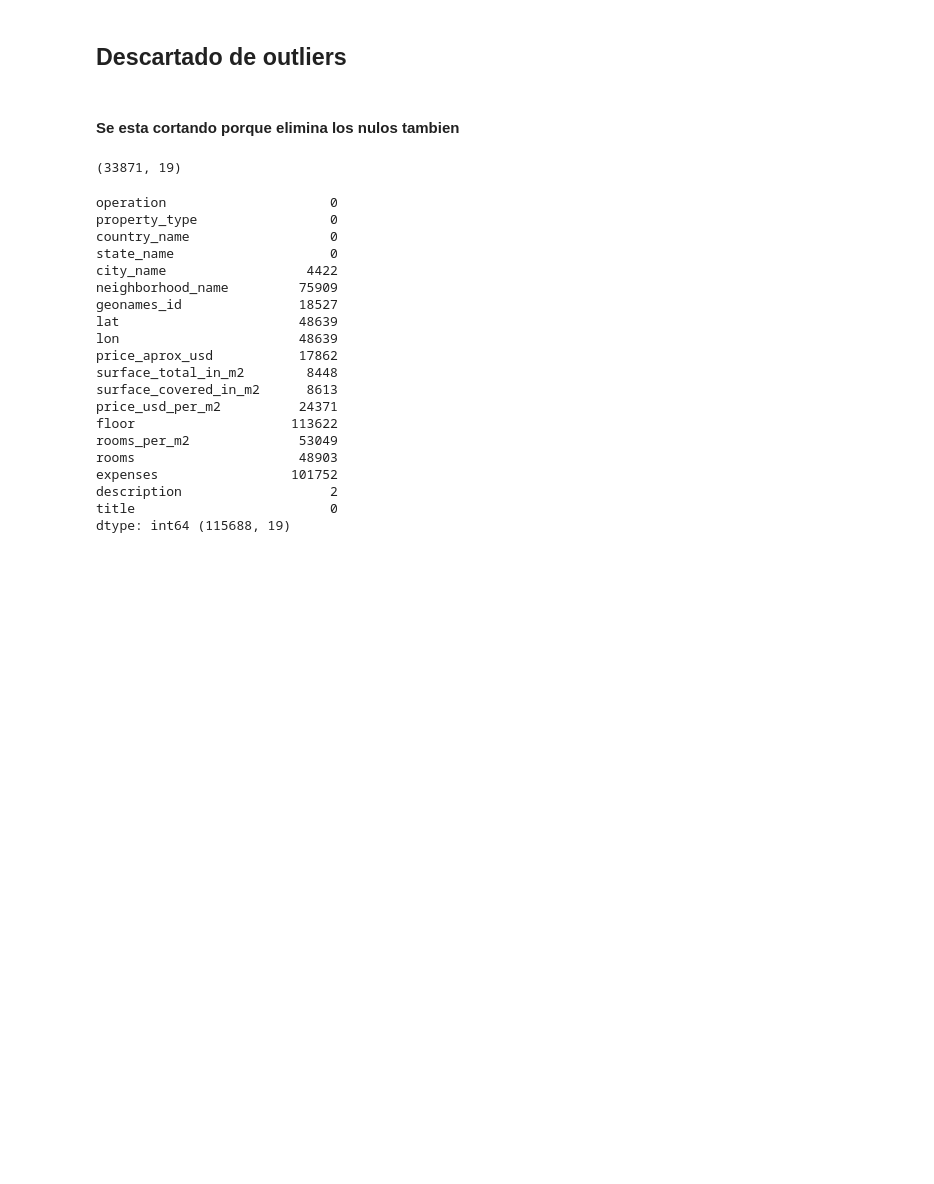
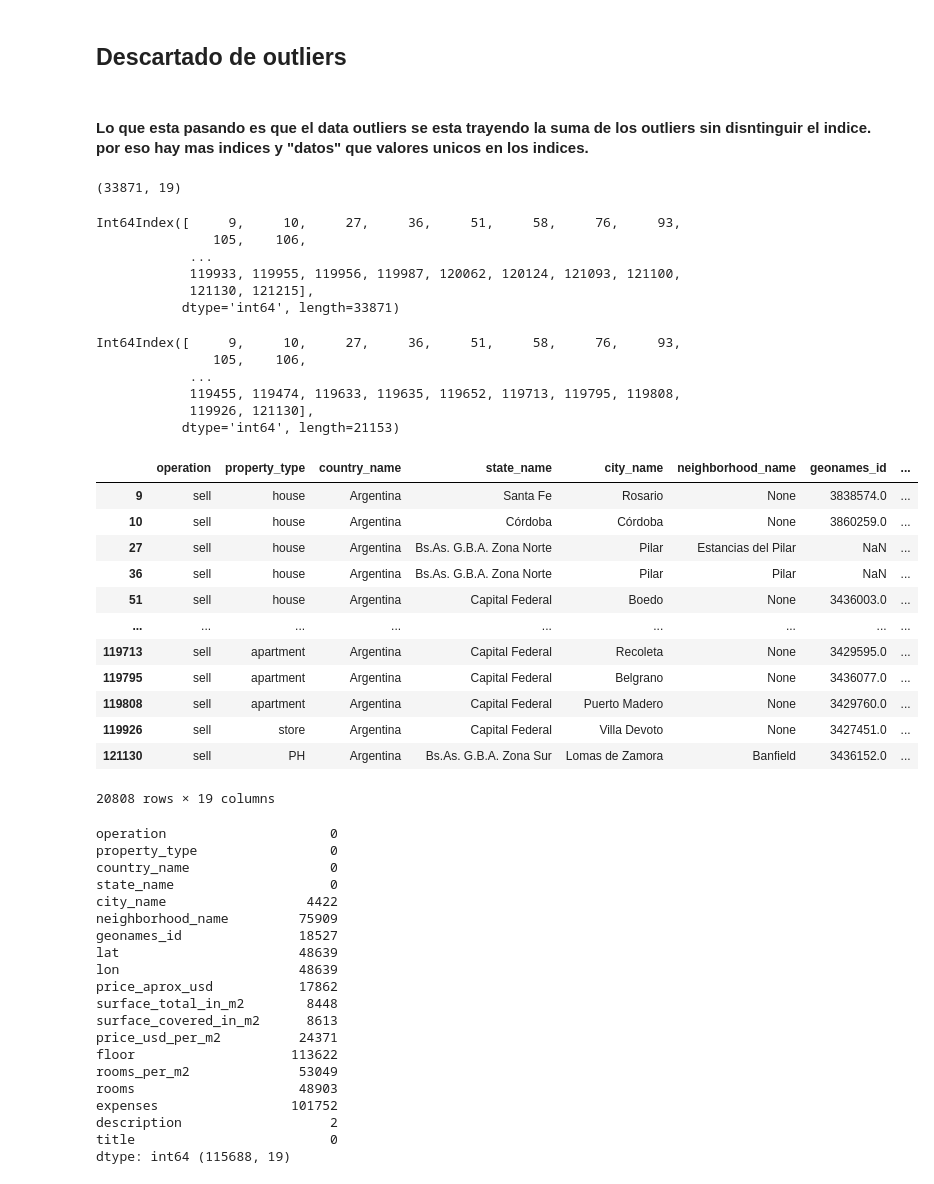
Before and after one commit to BenkosT/TP_Limpieza, a Jupyter notebook: Notebooks/Limpieza.ipynb, the cells around one changed output. Drawn from its saved outputs; the diff is of its cells as text; code cells hidden in the pictures; blank space fills up the shorter version.

Commit message:
Outliers duplicados

```diff
--- a/Notebooks/Limpieza.ipynb
+++ b/Notebooks/Limpieza.ipynb
@@ -1498,12 +1498,46 @@ mask_outlier_price_usd_per_m2_sup = data.price_usd_per_m2 >= min(outlier_sup_pri
 data_outliers = pd.concat([data_outliers,data[mask_outlier_price_usd_per_m2_sup]])
 # %% [markdown]
 ## Descartado de outliers
-# %% [markdown]
-#### Se esta cortando porque elimina los nulos tambien
+# %% [markdown]
+#### Lo que esta pasando es que el data outliers se esta trayendo la suma de los outliers sin disntinguir el indice. por eso hay mas indices y "datos" que valores unicos en los indices.
 # %%
 print(data_outliers.shape)
 # %% [output]
 (33871, 19)
+# %%
+data_outliers.index
+# %% [output]
+Int64Index([     9,     10,     27,     36,     51,     58,     76,     93,
+               105,    106,
+            ...
+            119933, 119955, 119956, 119987, 120062, 120124, 121093, 121100,
+            121130, 121215],
+           dtype='int64', length=33871)
+# %%
+data_outliers.index.unique()
+# %% [output]
+Int64Index([     9,     10,     27,     36,     51,     58,     76,     93,
+               105,    106,
+            ...
+            119455, 119474, 119633, 119635, 119652, 119713, 119795, 119808,
+            119926, 121130],
+           dtype='int64', length=21153)
+# %%
+data_outliers.drop_duplicates()
+# %% [output]
+|  | operation | property_type | country_name | state_name | city_name | neighborhood_name | geonames_id | ... |
+| 9 | sell | house | Argentina | Santa Fe | Rosario | None | 3838574.0 | ... |
+| 10 | sell | house | Argentina | Córdoba | Córdoba | None | 3860259.0 | ... |
+| 27 | sell | house | Argentina | Bs.As. G.B.A. Zona Norte | Pilar | Estancias del Pilar | NaN | ... |
+| 36 | sell | house | Argentina | Bs.As. G.B.A. Zona Norte | Pilar | Pilar | NaN | ... |
+| 51 | sell | house | Argentina | Capital Federal | Boedo | None | 3436003.0 | ... |
+| ... | ... | ... | ... | ... | ... | ... | ... | ... |
+| 119713 | sell | apartment | Argentina | Capital Federal | Recoleta | None | 3429595.0 | ... |
+| 119795 | sell | apartment | Argentina | Capital Federal | Belgrano | None | 3436077.0 | ... |
+| 119808 | sell | apartment | Argentina | Capital Federal | Puerto Madero | None | 3429760.0 | ... |
+| 119926 | sell | store | Argentina | Capital Federal | Villa Devoto | None | 3427451.0 | ... |
+| 121130 | sell | PH | Argentina | Bs.As. G.B.A. Zona Sur | Lomas de Zamora | Banfield | 3436152.0 | ... |
+20808 rows × 19 columns
 # %%
 print(data_validation(data), data.shape)
 # %% [output]
```
Also changed, not shown: parts of 3 cells of this notebook.
